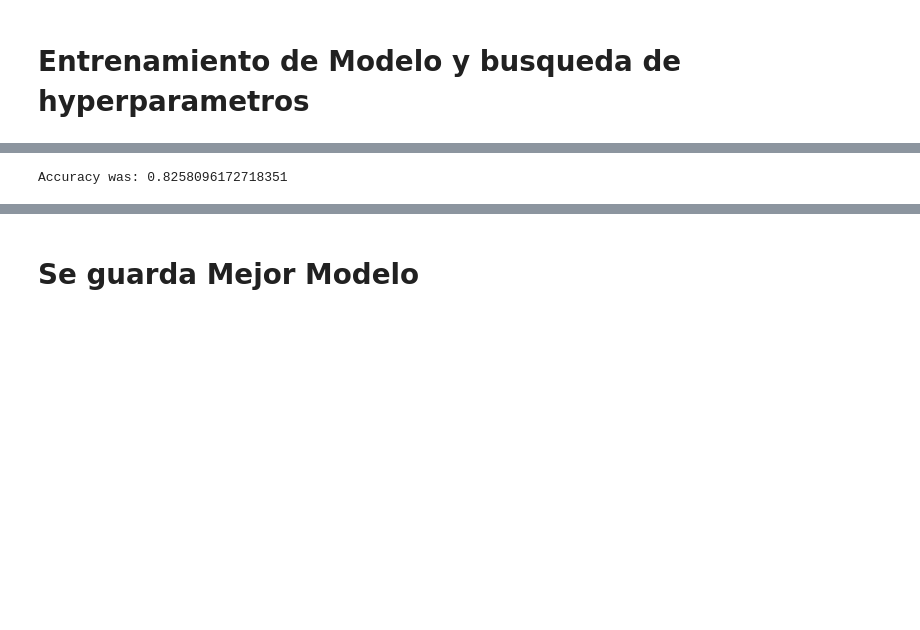
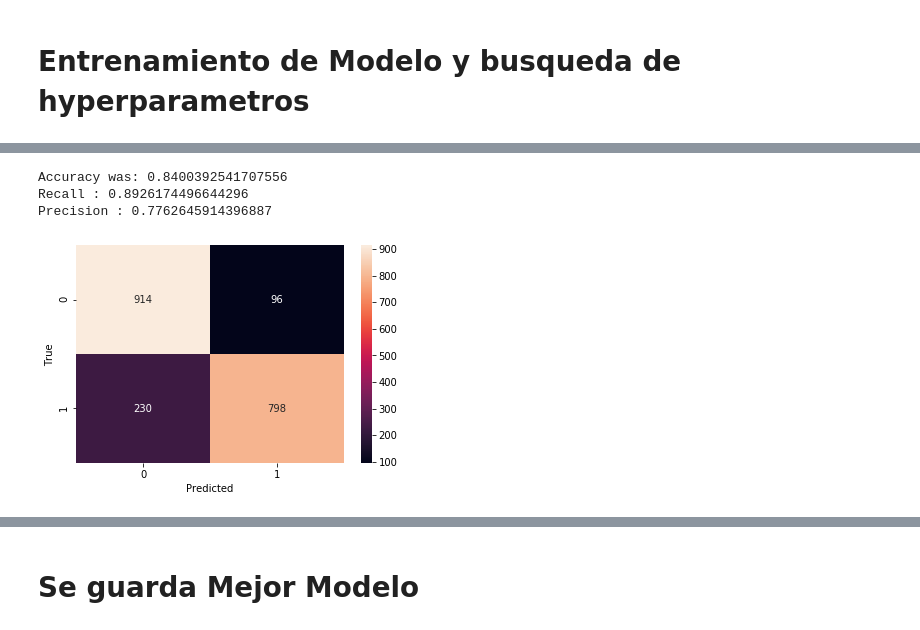
Before and after one commit to Isunza77/PLN-ProyectoFinal, a Jupyter notebook: SS3.ipynb, the cells around one changed output, grey strips where cells are left out. Drawn from its saved outputs; the diff is of its cells as text; code cells hidden in the pictures; blank space fills up the shorter version.

```diff
--- a/SS3.ipynb
+++ b/SS3.ipynb
@@ -107,10 +143,21 @@ Accuracy was: 0.8400392541707556
+# %%
+from sklearn.metrics import confusion_matrix
+y_pred = clf.predict(x_test_prep, prep=False)
+accuracy = accuracy_score(y_pred, Y_test)
+print("Accuracy was:", accuracy)
+print("Recall :",recall_score(y_pred,Y_test))
+print("Precision :",precision_score(y_pred,Y_test))
+C=confusion_matrix(Y_test, y_pred)
+sn.heatmap(C, annot=True,fmt="d")
+plt.xlabel("Predicted")
+plt.ylabel("True")
+plt.show()
+# %% [output]
+Accuracy was: 0.8400392541707556
+Recall : 0.8926174496644296
+Precision : 0.7762645914396887
+[figure, added]
 # %%
 clf = SS3(s=.25, l=.4, p=.55)
 
 clf.train(x_train_prep, Y_train, n_grams=3, prep=False)
-# %%
-y_pred = clf.predict(x_test_prep, prep=False)
-accuracy = accuracy_score(y_pred, Y_test)
-print("Accuracy was:", accuracy)
-# %% [output]
-Accuracy was: 0.8258096172718351
```
Also changed, not shown: parts of 13 cells of this notebook.
